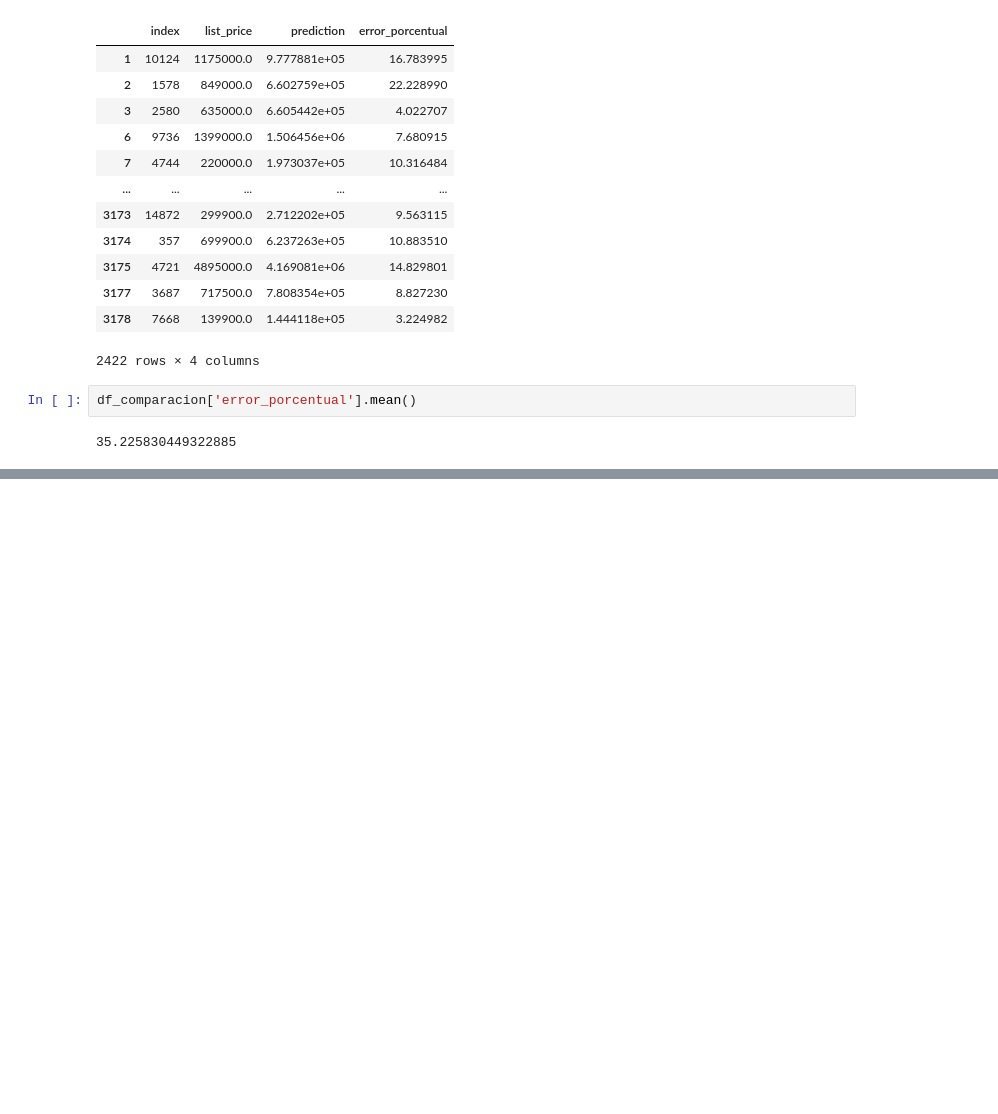
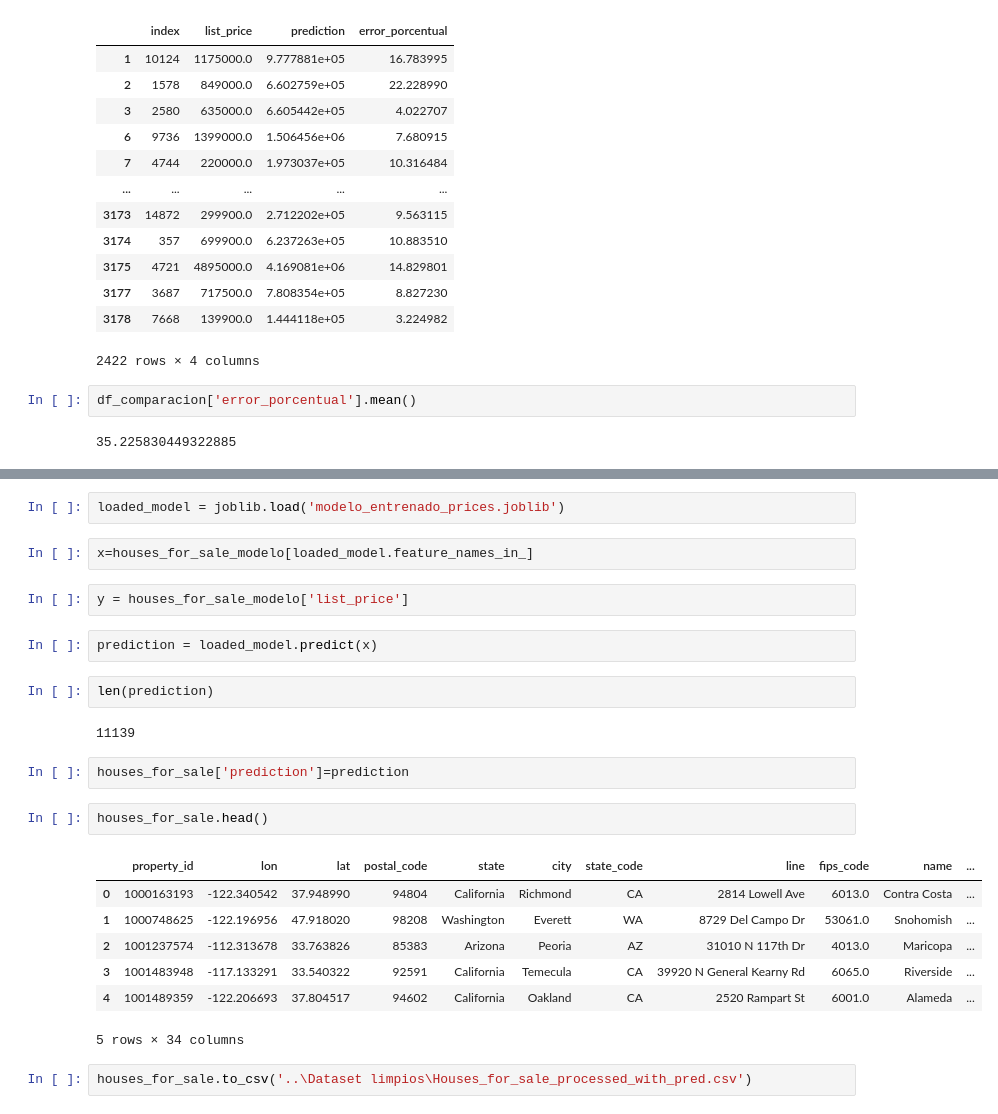
Before and after one commit to HandyFacts/recomendacion_mercado_inmobiliario, a Jupyter notebook: data_science/Modelo/Modelo_prices_houses.ipynb, the cells around one changed output, grey strips where cells are left out. Cells and saved outputs as stored; diff of their text form; blank space fills up the shorter version.

Commit message:
agrega dataset con prediccion

```diff
--- a/data_science/Modelo/Modelo_prices_houses.ipynb
+++ b/data_science/Modelo/Modelo_prices_houses.ipynb
@@ -151,0 +157,26 @@ df_comparacion['error_porcentual'].mean()
+# %%
+loaded_model = joblib.load('modelo_entrenado_prices.joblib')
+# %%
+x=houses_for_sale_modelo[loaded_model.feature_names_in_]
+# %%
+y = houses_for_sale_modelo['list_price']
+# %%
+prediction = loaded_model.predict(x)
+# %%
+len(prediction)
+# %% [output]
+11139
+# %%
+houses_for_sale['prediction']=prediction
+# %%
+houses_for_sale.head()
+# %% [output]
+|  | property_id | lon | lat | postal_code | state | city | state_code | line | fips_code | name | ... |
+| 0 | 1000163193 | -122.340542 | 37.948990 | 94804 | California | Richmond | CA | 2814 Lowell Ave | 6013.0 | Contra Costa | ... |
+| 1 | 1000748625 | -122.196956 | 47.918020 | 98208 | Washington | Everett | WA | 8729 Del Campo Dr | 53061.0 | Snohomish | ... |
+| 2 | 1001237574 | -112.313678 | 33.763826 | 85383 | Arizona | Peoria | AZ | 31010 N 117th Dr | 4013.0 | Maricopa | ... |
+| 3 | 1001483948 | -117.133291 | 33.540322 | 92591 | California | Temecula | CA | 39920 N General Kearny Rd | 6065.0 | Riverside | ... |
+| 4 | 1001489359 | -122.206693 | 37.804517 | 94602 | California | Oakland | CA | 2520 Rampart St | 6001.0 | Alameda | ... |
+5 rows × 34 columns
+# %%
+houses_for_sale.to_csv('..\Dataset limpios\Houses_for_sale_processed_with_pred.csv')
```
Also changed, not shown: parts of 3 cells of this notebook, 2 other files.
